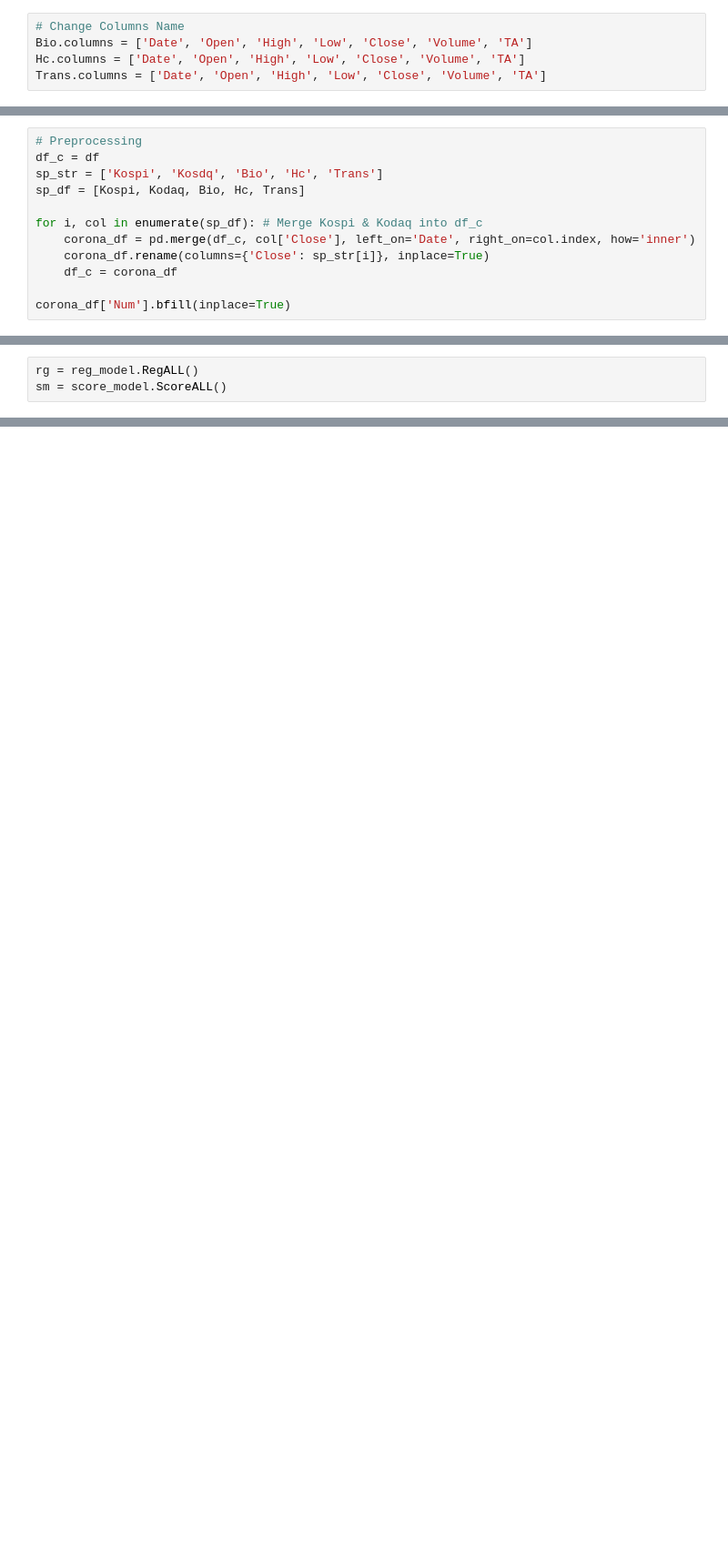
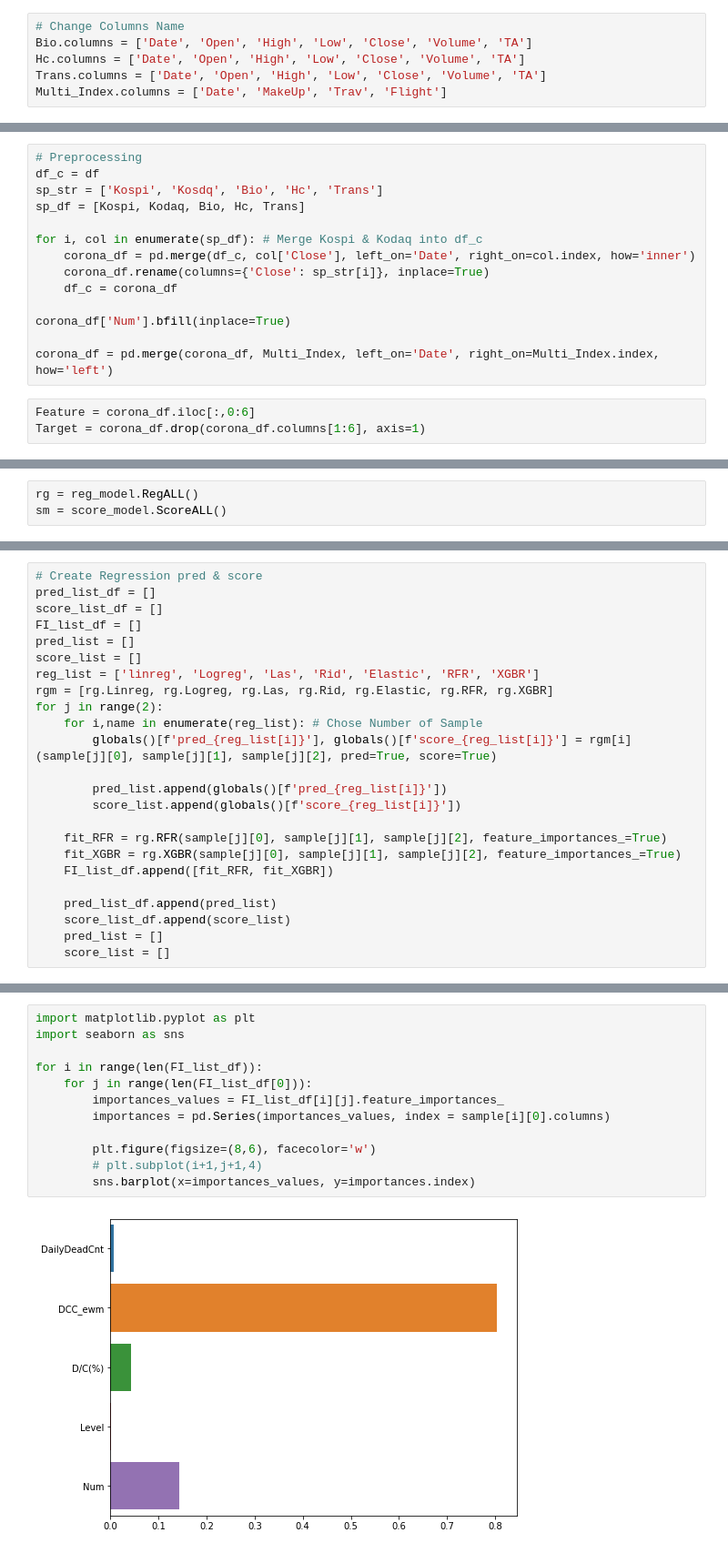
Before and after one commit to aprogod/hackarthon, a Jupyter notebook: TCI.ipynb, the cells around one changed output, grey strips where cells are left out. Shown at 91% size. Drawn from its saved outputs; the diff is of its cells as text; blank space fills up the shorter version.

```diff
--- a/TCI.ipynb
+++ b/TCI.ipynb
@@ -82,3 +67,4 @@ Trans = pd.read_csv(('./datasets/Trans.csv'))
 Bio.columns = ['Date', 'Open', 'High', 'Low', 'Close', 'Volume', 'TA']
 Hc.columns = ['Date', 'Open', 'High', 'Low', 'Close', 'Volume', 'TA']
 Trans.columns = ['Date', 'Open', 'High', 'Low', 'Close', 'Volume', 'TA']
+Multi_Index.columns = ['Date', 'MakeUp', 'Trav', 'Flight']
@@ -106,6 +85,11 @@ for i, col in enumerate(sp_df): # Merge Kospi & Kodaq into df_c
     df_c = corona_df
 
 corona_df['Num'].bfill(inplace=True)
+
+corona_df = pd.merge(corona_df, Multi_Index, left_on='Date', right_on=Multi_Index.index, how='left')
+# %%
+Feature = corona_df.iloc[:,0:6]
+Target = corona_df.drop(corona_df.columns[1:6], axis=1)
 # %% [markdown]
 # EWM
 # %%
@@ -166,0 +131,24 @@ sm = score_model.ScoreALL()
+# %%
+# Create Regression pred & score
+pred_list_df = []
+score_list_df = []
+FI_list_df = []
+pred_list = []
+score_list = []
+reg_list = ['linreg', 'Logreg', 'Las', 'Rid', 'Elastic', 'RFR', 'XGBR']
+rgm = [rg.Linreg, rg.Logreg, rg.Las, rg.Rid, rg.Elastic, rg.RFR, rg.XGBR]
+for j in range(2):
+    for i,name in enumerate(reg_list): # Chose Number of Sample
+        globals()[f'pred_{reg_list[i]}'], globals()[f'score_{reg_list[i]}'] = rgm[i](sample[j][0], sample[j][1], sample[j][2], pred=True, score=True)
+
+        pred_list.append(globals()[f'pred_{reg_list[i]}'])
+        score_list.append(globals()[f'score_{reg_list[i]}'])
+
+    fit_RFR = rg.RFR(sample[j][0], sample[j][1], sample[j][2], feature_importances_=True)
+    fit_XGBR = rg.XGBR(sample[j][0], sample[j][1], sample[j][2], feature_importances_=True)
+    FI_list_df.append([fit_RFR, fit_XGBR])
+
+    pred_list_df.append(pred_list)
+    score_list_df.append(score_list)
+    pred_list = []
+    score_list = []
@@ -166,0 +186,14 @@ sm = score_model.ScoreALL()
+# %%
+import matplotlib.pyplot as plt
+import seaborn as sns
+
+for i in range(len(FI_list_df)):
+    for j in range(len(FI_list_df[0])):
+        importances_values = FI_list_df[i][j].feature_importances_
+        importances = pd.Series(importances_values, index = sample[i][0].columns)
+
+        plt.figure(figsize=(8,6), facecolor='w')
+        # plt.subplot(i+1,j+1,4)
+        sns.barplot(x=importances_values, y=importances.index)
+# %% [output]
+[figure, added]
```
Also changed, not shown: parts of 22 cells of this notebook.
